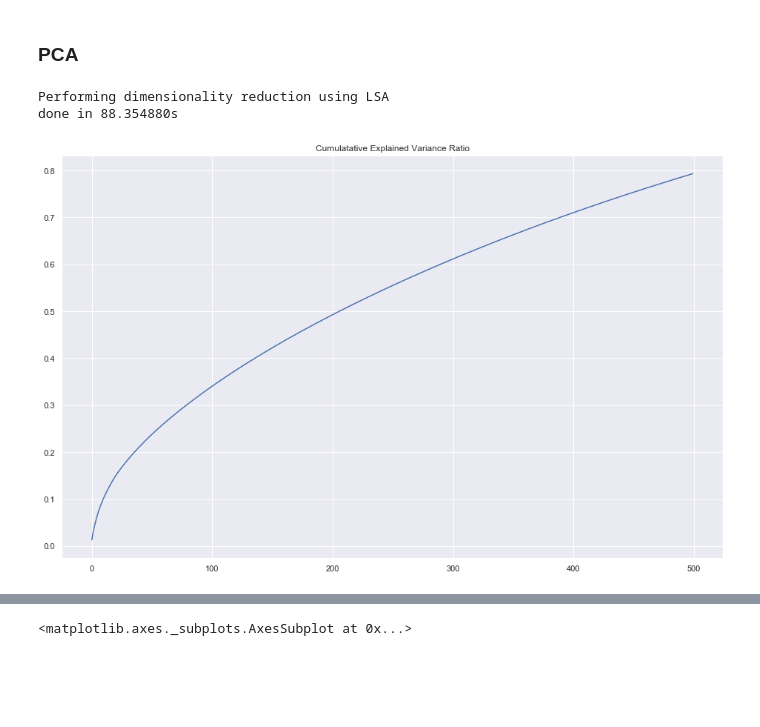
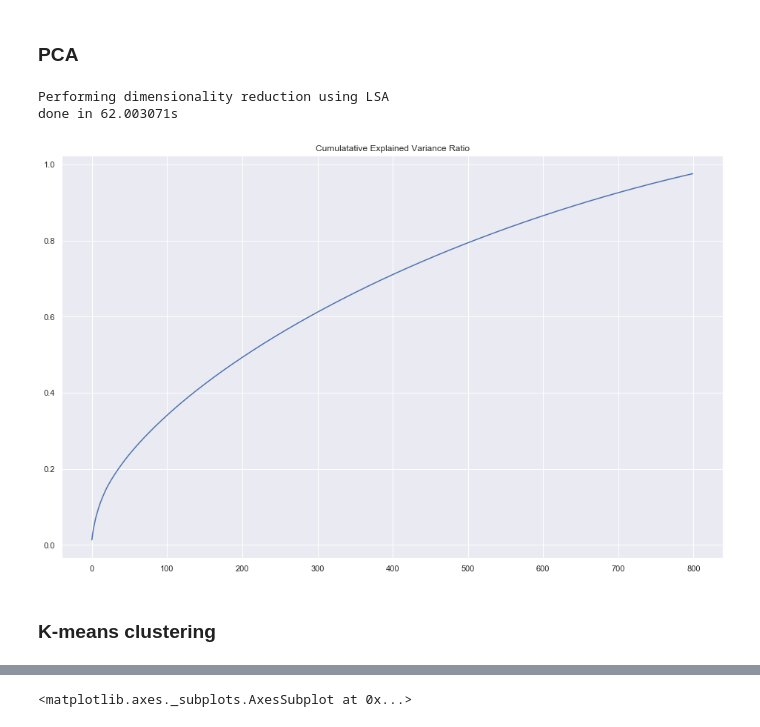
Before and after one commit to carlomarxdk/danish-parlament-text, a Jupyter notebook: 3_TF_IDF.ipynb, the cells around one changed output, grey strips where cells are left out. Cells and saved outputs as stored; diff of their text form; code cells hidden in the pictures; blank space fills up the shorter version.

```diff
--- a/3_TF_IDF.ipynb
+++ b/3_TF_IDF.ipynb
@@ -47,27 +48,27 @@ df_x.sample(2)
 # %%
 print("Performing dimensionality reduction using LSA")
 t0 = time.time()
 # Vectorizer results are normalized, which makes KMeans behave as
 # spherical k-means for better results. Since LSA/SVD results are
 # not normalized, we have to redo the normalization.
-svd = TruncatedSVD(n_components=500, n_iter=100)
+svd = TruncatedSVD(n_components=800, n_iter=100)
 normalizer = Normalizer(copy=False)
 lsa = make_pipeline(svd, normalizer)
 
 pca_result = lsa.fit_transform(df_x[words])
 df_x['pca-one'] = pca_result[:,0]
 df_x['pca-two'] = pca_result[:,1]
 df_x['pca-three'] = pca_result[:,2]#
 
 print("done in %fs" % (time.time() - t0))
 plt.figure(figsize=(16,10))
 plt.title('Cumulatative Explained Variance Ratio')
 plt.plot(np.cumsum(svd.explained_variance_ratio_))
 plt.show()
 # %% [output]
 Performing dimensionality reduction using LSA
-done in 88.354880s
+done in 62.003071s
-[figure, old version]
+[figure, new version]
 # %%
 #pca = TruncatedSVD(n_components=700, n_iter=10) ## latent semantic analysis (LSA)
 #pca_result = pca.fit_transform(df_x[words].values)
@@ -75,5 +76,7 @@ done in 88.354880s
 #df_x['pca-one'] = pca_result[:,0]
 #df_x['pca-two'] = pca_result[:,1]
 #df_x['pca-three'] = pca_result[:,2]#
+# %% [markdown]
+### K-means clustering
 # %%
 ### you can skip the elbow method
```
Also changed, not shown: parts of 16 cells of this notebook, 1 other file.
